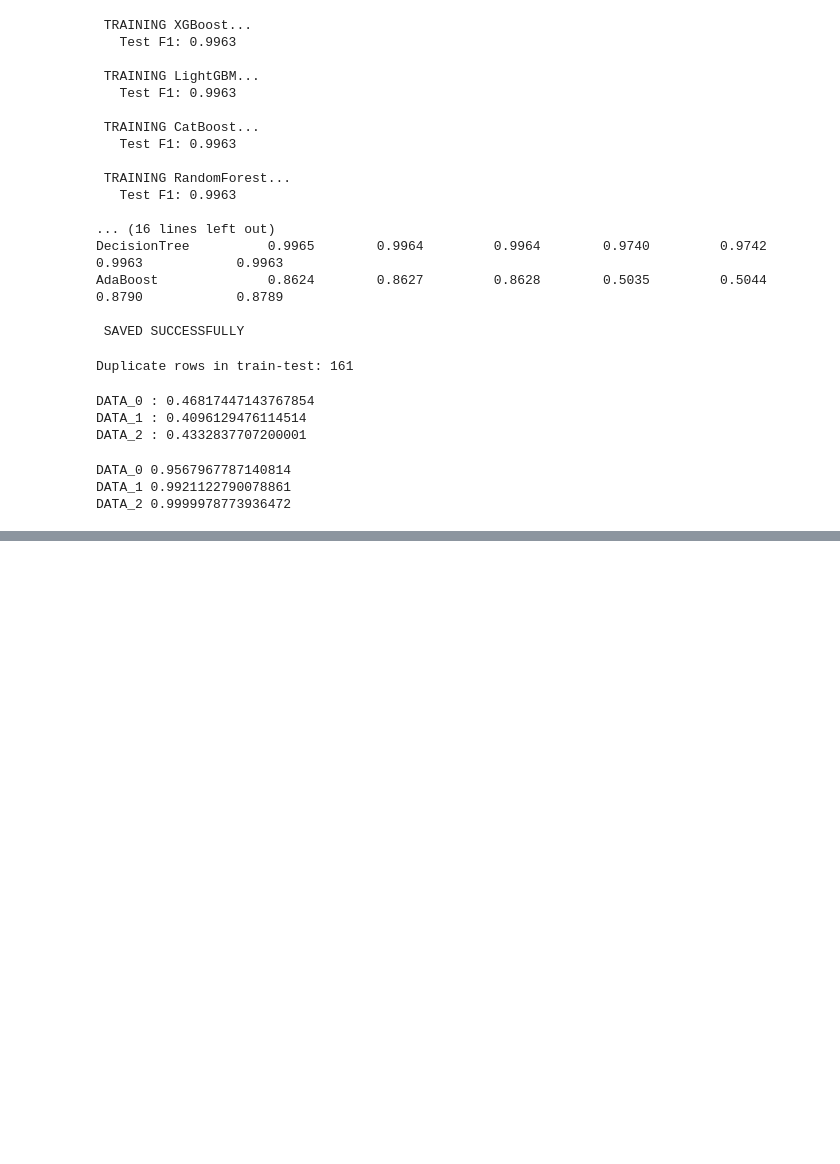
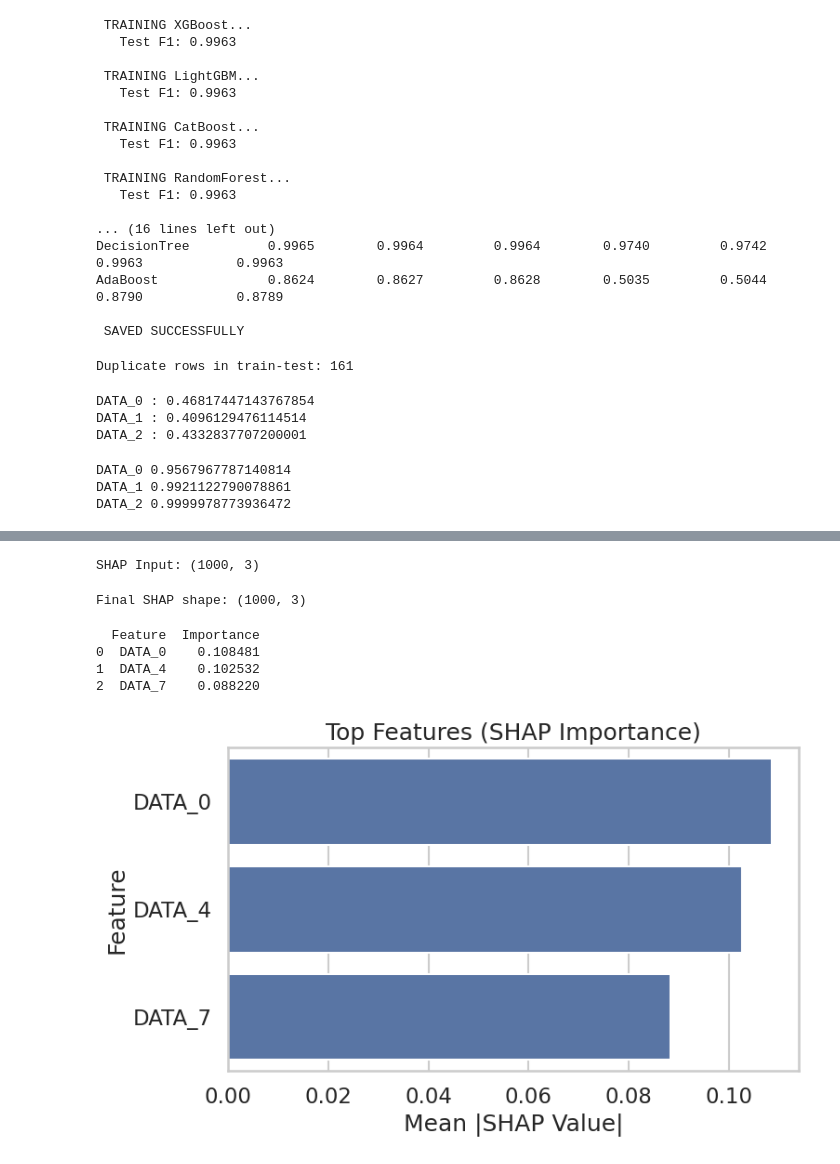
Before and after one commit to vaibhav12686/CIC-IOV-2024-multi-class-classification, a Jupyter notebook: CIC_IOV_2024.ipynb, the cells around one changed output, grey strips where cells are left out. Drawn from its saved outputs; the diff is of its cells as text; code cells hidden in the pictures; blank space fills up the shorter version.

```diff
--- a/CIC_IOV_2024.ipynb
+++ b/CIC_IOV_2024.ipynb
@@ -1116,0 +1906,56 @@ DATA_2 0.9999978773936472
+# %%
+np.random.seed(42)
+
+bg_idx = np.random.choice(len(X_train), min(1000, len(X_train)), replace=False)
+test_idx = np.random.choice(len(X_test), min(1000, len(X_test)), replace=False)
+
+background = X_train[bg_idx]
+X_shap = X_test[test_idx]
+
+print("SHAP Input:", X_shap.shape)
+# %% [output]
+SHAP Input: (1000, 3)
+# %%
+explainer = shap.TreeExplainer(model, data=background)
+shap_values = explainer.shap_values(X_shap)
+
+if isinstance(shap_values, list):
+    shap_matrix = shap_values[0]
+elif hasattr(shap_values, "values"):
+    shap_matrix = shap_values.values
+else:
+    shap_matrix = shap_values
+
+if shap_matrix.ndim == 3:
+    shap_matrix = shap_matrix[:, :, 0]
+
+print("Final SHAP shape:", shap_matrix.shape)
+# %% [output]
+Final SHAP shape: (1000, 3)
+# %%
+importance = np.mean(np.abs(shap_matrix), axis=0)
+
+shap_df = pd.DataFrame({
+    "Feature": feature_names,
+    "Importance": importance
+}).sort_values("Importance", ascending=False)
+
+print(shap_df)
+# %% [output]
+  Feature  Importance
+0  DATA_0    0.108481
+1  DATA_4    0.102532
+2  DATA_7    0.088220
+# %%
+import matplotlib.pyplot as plt
+import seaborn as sns
+
+plt.figure(figsize=(8, 5))
+sns.barplot(data=shap_df.head(10), x="Importance", y="Feature")
+plt.title("Top Features (SHAP Importance)")
+plt.xlabel("Mean |SHAP Value|")
+plt.ylabel("Feature")
+plt.tight_layout()
+plt.show()
+# %% [output]
+[figure, added]
```
Also changed, not shown: parts of 35 cells of this notebook.
